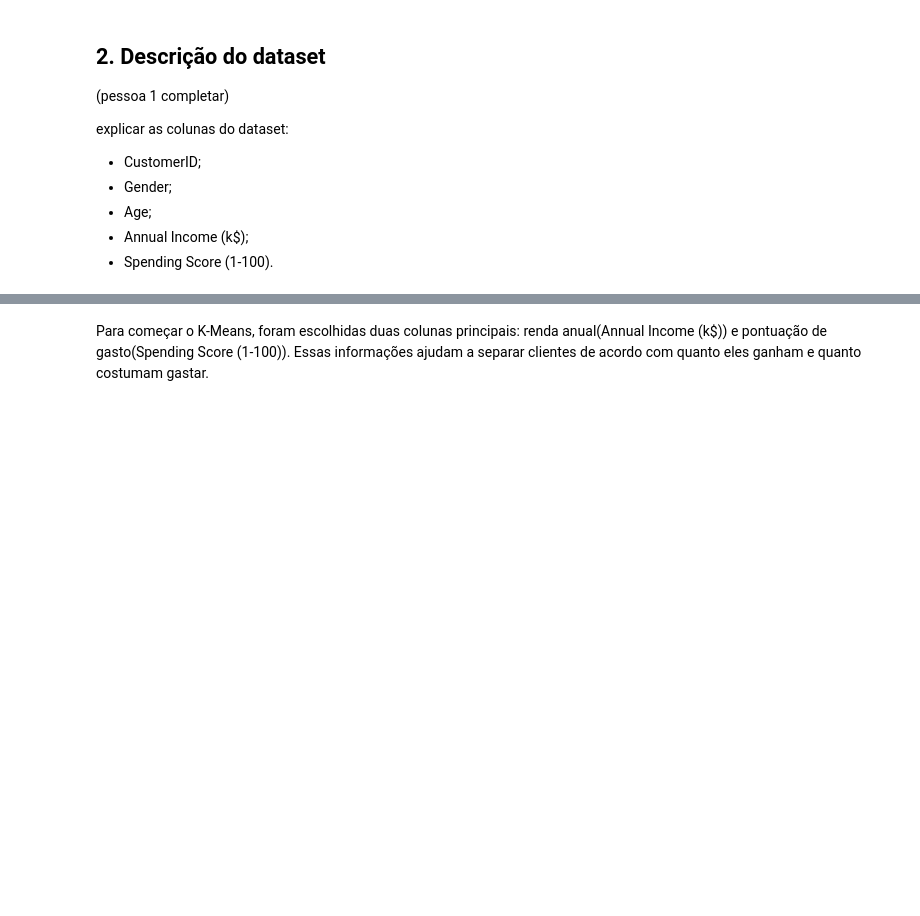
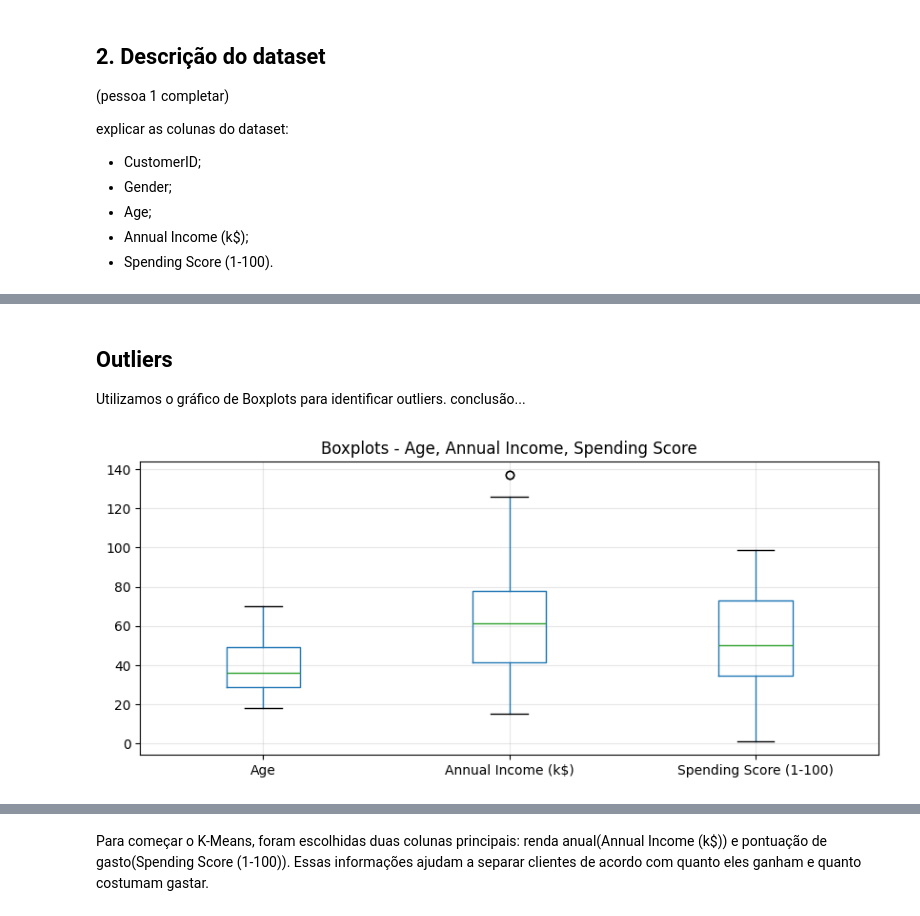
Before and after one commit to edd-araujo/segmentacao-clientes-varejo, a Jupyter notebook: notebooks/index.ipynb, the cells around one changed output, grey strips where cells are left out. Drawn from its saved outputs; the diff is of its cells as text; code cells hidden in the pictures; blank space fills up the shorter version.

```diff
--- a/notebooks/index.ipynb
+++ b/notebooks/index.ipynb
@@ -120,0 +170,12 @@ Nesta seção, criar gráficos como:
+# %% [markdown]
+## Outliers
+Utilizamos o gráfico de Boxplots para identificar outliers. conclusão...
+# %%
+# Boxplots para identificar outliers
+plt.figure(figsize=(10,4))
+mall_customers_df[numeric_cols].boxplot()
+plt.title("Boxplots - Age, Annual Income, Spending Score")
+plt.grid(alpha=0.3)
+plt.show()
+# %% [output]
+[figure, added]
```
Also changed, not shown: parts of 25 cells of this notebook.
